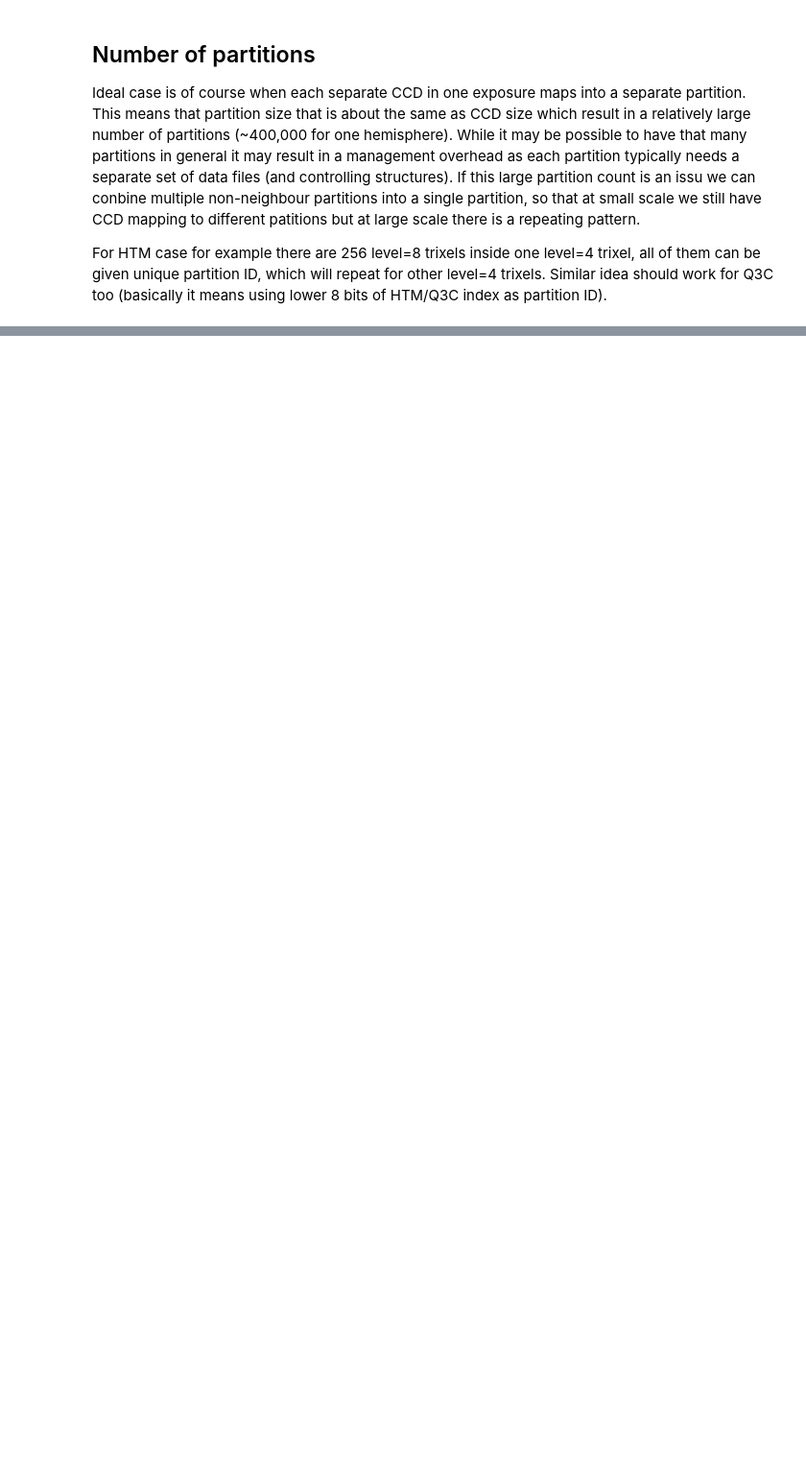
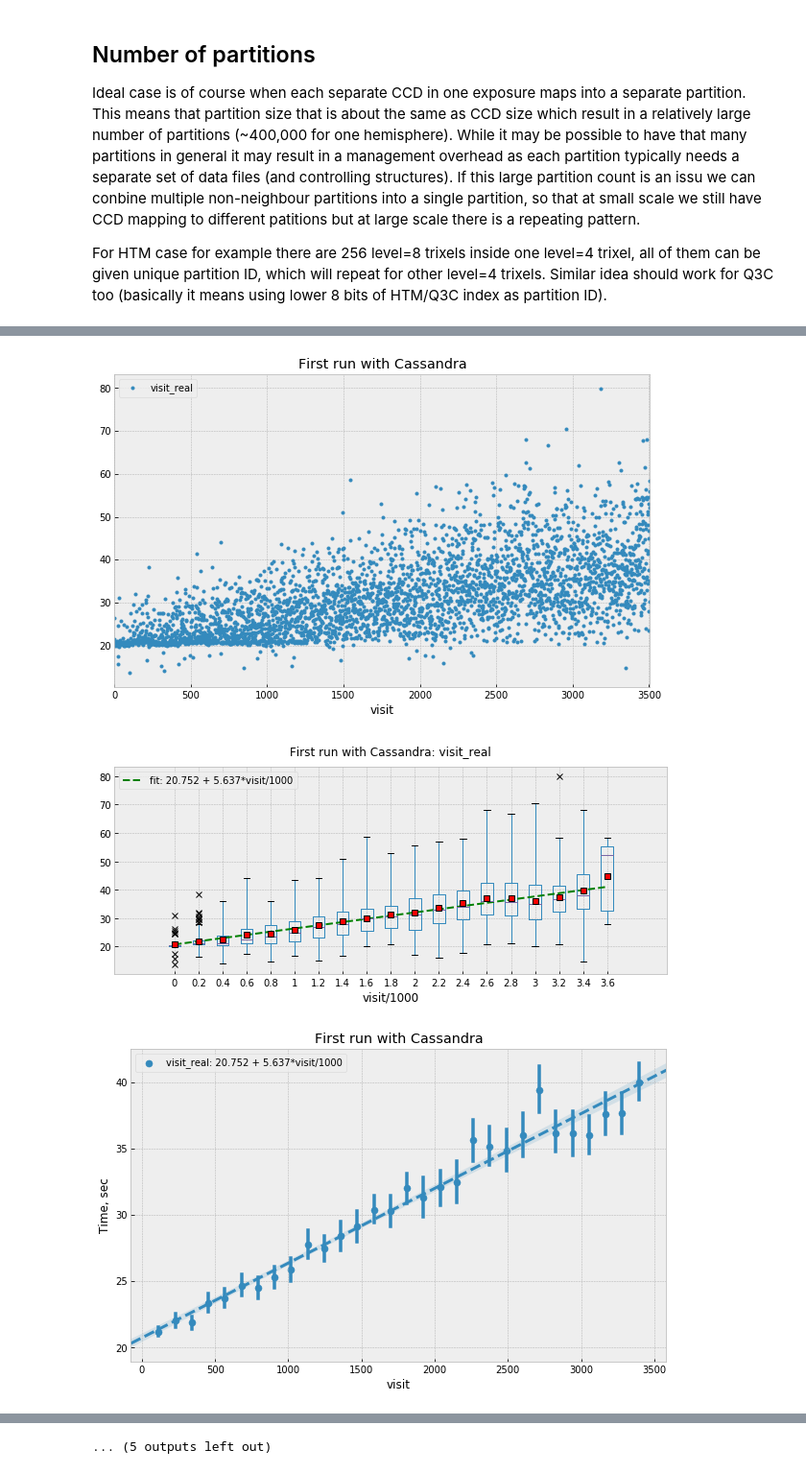
Before and after one commit to lsst-dm/l1dbproto-notebooks, a Jupyter notebook: DM-19536 Evaluate Apache Cassandra.ipynb, the cells around one changed output, grey strips where cells are left out. Shown at 96% size. Cells and saved outputs as stored; diff of their text form; code cells hidden in the pictures; blank space fills up the shorter version.

Commit message:
Add some plots to cassandra notebook

```diff
--- a/DM-19536 Evaluate Apache Cassandra.ipynb
+++ b/DM-19536 Evaluate Apache Cassandra.ipynb
@@ -1,9 +1,19 @@
 # %%
 import matplotlib.pyplot as plt
+import numpy as np
+import pandas as pd
 plt.style.use('bmh')
 
-import numpy as np
-import pandas as pd
+import plots
+plots.plot_width = 10
+
+# plots to draw in do_plots_all()
+all_plots = ['select_real', 'store_real',
+             'obj_select_real', 'obj_last_insert_real',
+             'obj_insert_real', 'obj_store',
+             'src_select_real', 'src_insert_real',
+             'fsrc_select_real', 'fsrc_insert_real']
+whiskers = 4.
 # %% [markdown]
 # Evaluate Apache Cassandra as PPDB back-end option
 
@@ -117,0 +139,9 @@ For HTM case for example there are 256 level=8 trixels inside one level=4 trixel
+# %%
+csv = "data/dm-19536-cassandra-first-try.csv.gz"
+title = "First run with Cassandra"
+ds = plots.do_plots(csv, title, bin=200, filter_count=True, whis=whiskers, what=('scatter', 'box', 'fit'))
+plots.do_plots_all(ds, title, bin=200, filter_count=True, plots=all_plots, whis=whiskers);
+# %% [output]
+[figure, added]
+[figure, added]
+[figure, added]
@@ -117,0 +157 @@ For HTM case for example there are 256 level=8 trixels inside one level=4 trixel
+... (5 outputs left out)
```
Also changed, not shown: parts of 2 cells of this notebook.
